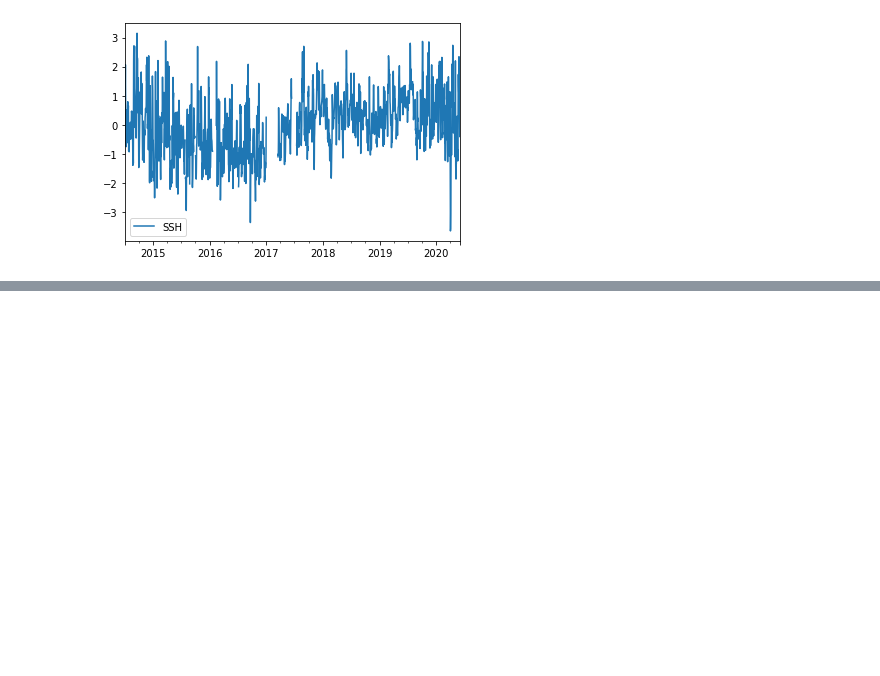
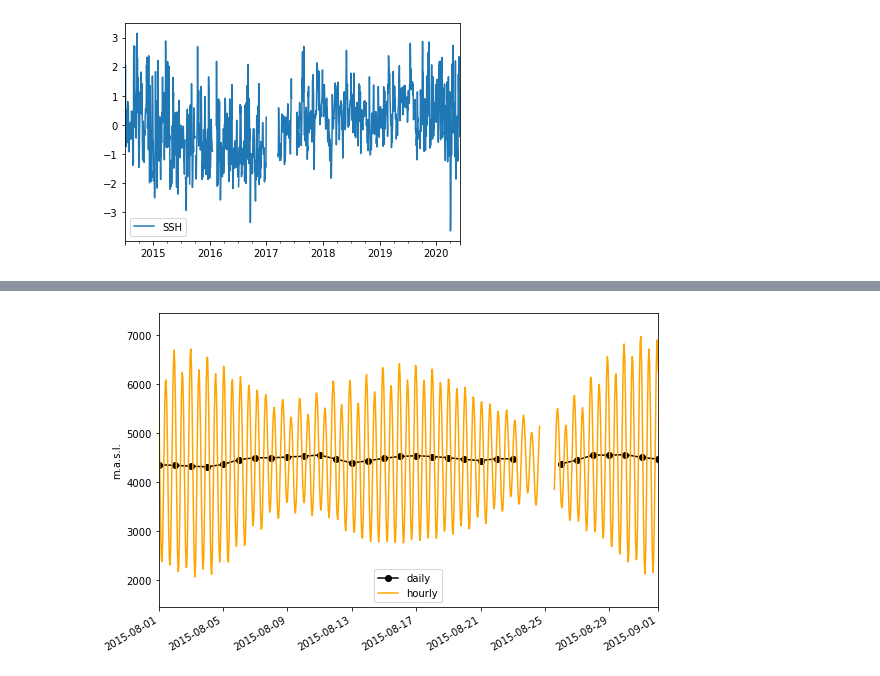
Before and after one commit to ldeo-arctictides/tidegauges-historical, a Jupyter notebook: read_psmsl.ipynb, the cells around one changed output, grey strips where cells are left out. Saved outputs shown, nothing was run; the diff lists cells and outputs as text; code cells hidden in the pictures; blank space fills up the shorter version.

Commit message:
ENH: added function file, updated notebook to overplot hourly and daily data

```diff
--- a/read_psmsl.ipynb
+++ b/read_psmsl.ipynb
@@ -179,0 +191,8 @@ anomaly.plot(y='SSH')
+# %%
+file_in = 'h820'
+ext = '.csv'
+
+filepath = os.path.join(dir_in, file_in + ext)
+
+hourly = test_read_tidegauge_psmsl(filepath)
+hourly
@@ -179,0 +213,21 @@ anomaly.plot(y='SSH')
+# %%
+# Set up
+fig = plt.figure(figsize=(8,5))
+ax = fig.add_subplot(111)
+
+# Plot
+ln1 = plt.plot(df['SSH'], '-ok', label='daily')
+ln2 = plt.plot(hourly['SSH'], color='orange', label='hourly')
+
+# Customize
+ax.set_title('')
+ax.set_xlim(pd.Timestamp('2015-08-01'), pd.Timestamp('2015-09-01'))
+# ax.set_ylim(my_plotmin, 0)
+plt.ylabel('m.a.s.l.')
+# ax.xaxis.set_major_formatter(mdates.DateFormatter('%Y-%b'))
+fig.autofmt_xdate()
+plt.legend()
+plt.tight_layout()
+plt.savefig(f'figs/test_tsplot_SSH_{file_in}+d.png')
+# %% [output]
+[figure, added]
```
Also changed, not shown: parts of 8 cells of this notebook, 3 other files.
